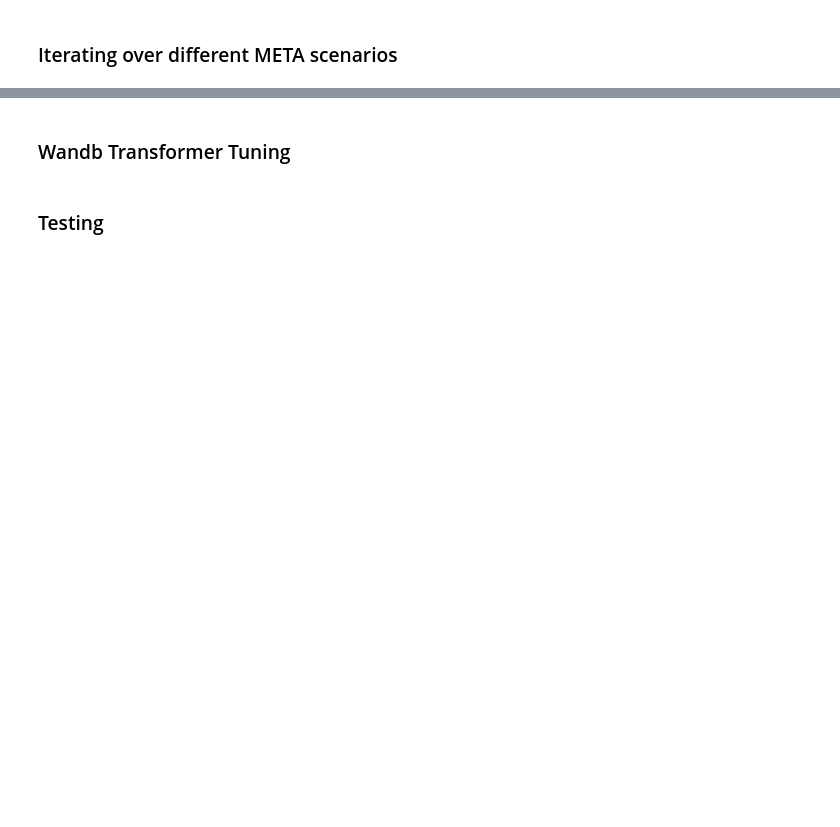
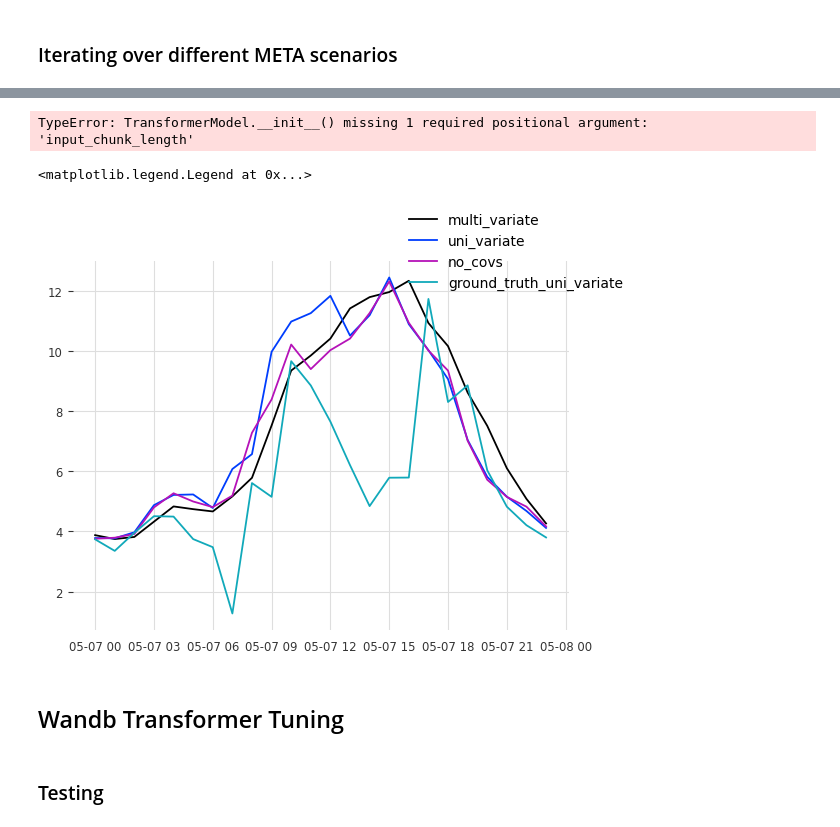
Before and after one commit to nikohou/net-load-forecasting, a Jupyter notebook: notebooks/data_driven_modeling.ipynb, the cells around one changed output, grey strips where cells are left out. Drawn from its saved outputs; the diff is of its cells as text; code cells hidden in the pictures; blank space fills up the shorter version.

Commit message:
started darts patching & patching experiments

```diff
--- a/notebooks/data_driven_modeling.ipynb
+++ b/notebooks/data_driven_modeling.ipynb
@@ -604,5 +676,46 @@ df_metrics_all.to_csv(os.path.join(os.getcwd(),'data','model_results',f'df_metri
+# %%
+idx = 8
+
+model_type = TransformerModel
+
+ts = darts.TimeSeries.from_dataframe(df_trg_patched, freq='H')
+ts_covi = darts.TimeSeries.from_dataframe(df_cov_patched, freq='H')
+ts = extract_subseries(ts)
+min_len = config.n_lags + config.n_ahead
+ts_1, ts_cov_1 = review_subseries(ts, min_len, ts_covi)
+model = model_type(lags = 24, output_chunk_length= 2).fit(ts_1[:idx])
+preds_1 = model.predict(24, series  = ts_1[(idx+1)][:-48]).pd_dataframe()
+# %% [output]
+TypeError: TransformerModel.__init__() missing 1 required positional argument: 'input_chunk_length'
+# %%
+ts = darts.TimeSeries.from_dataframe(df_trg_patched.iloc[:,:1], freq='H')
+ts_covi = darts.TimeSeries.from_dataframe(df_trg_patched.iloc[:,1:], freq='H')
+ts = extract_subseries(ts)
+min_len = config.n_lags + config.n_ahead
+ts_2, ts_cov_2 = review_subseries(ts, min_len, ts_covi)
+model = model_type(lags = 24, lags_past_covariates= [-24], output_chunk_length= 2).fit(ts_2[:idx], past_covariates=ts_cov_2[:idx])
+preds_2 = model.predict(24, series  = ts_2[(idx+1)][:-48], past_covariates=ts_cov_2[(idx+1)][:-48]).pd_dataframe()
+# %%
+ts = darts.TimeSeries.from_dataframe(df_trg_patched.iloc[:,:1], freq='H')
+ts = extract_subseries(ts)
+min_len = config.n_lags + config.n_ahead
+ts_3, ts_cov_3 = review_subseries(ts, min_len)
+model = model_type(lags = 24,output_chunk_length= 2).fit(ts_3[:idx])
+preds_3 = model.predict(24, series  = ts_3[(idx+1)][:-48]).pd_dataframe()
+# %%
+fig, ax = plt.subplots()
+
+ax.plot(preds_1.mean(axis=1).to_frame('multi_variate'), label='multi_variate')
+ax.plot(preds_2.mean(axis=1).to_frame('uni_variate'), label='uni_variate')
+ax.plot(preds_3.mean(axis=1).to_frame('direct'), label='no_covs')
+ax.plot(ts_2[(idx+1)][-48:-24].pd_dataframe(), label='ground_truth_uni_variate')
+
+fig.legend()
+# %% [output]
+<matplotlib.legend.Legend at 0x...>
+[figure, added]
 # %% [markdown]
-### Wandb Transformer Tuning
+## Wandb Transformer Tuning
 # %%
 from darts.models import TFTModel
 from pytorch_lightning.loggers import WandbLogger
```
Also changed, not shown: parts of 9 cells of this notebook, 4 other files.
